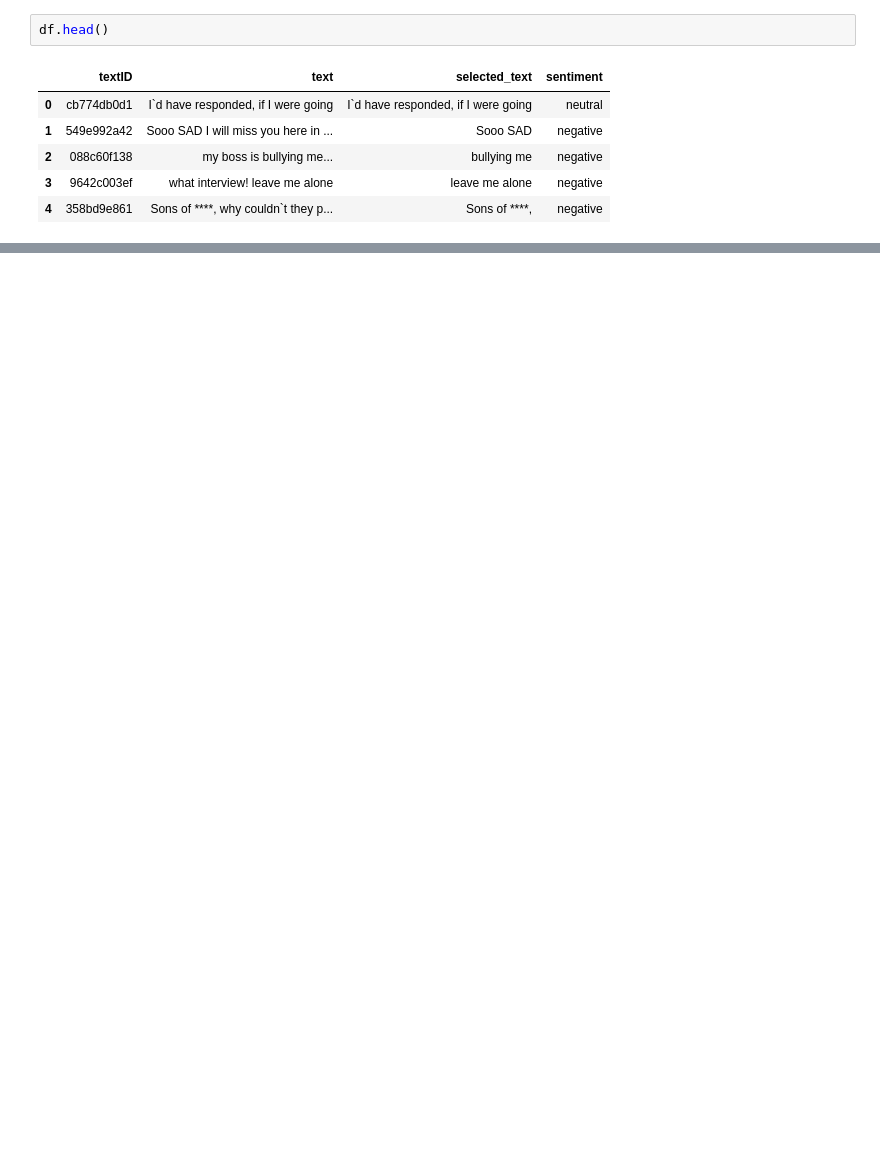
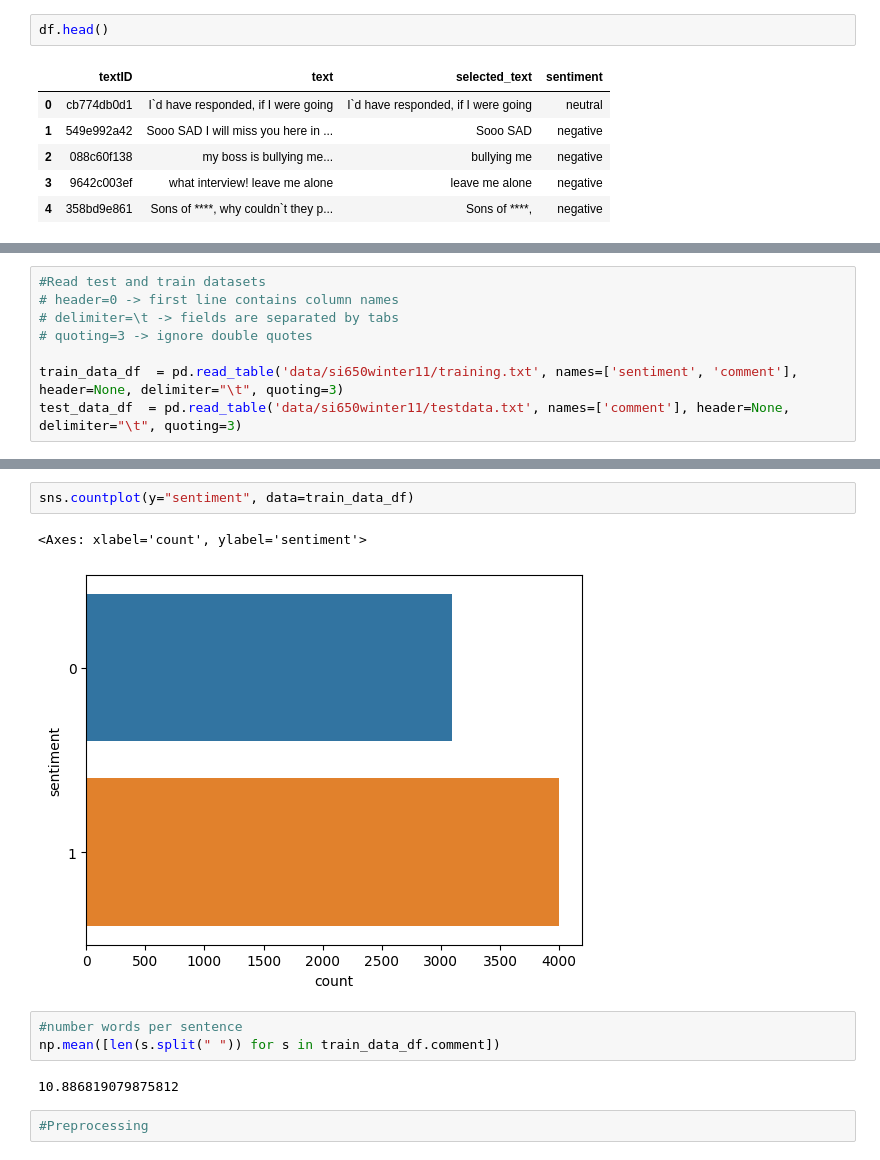
Before and after one commit to agomolka/MAThesisSentimentAnalysis, a Jupyter notebook: Social_Media_Text_Sentiment_Analysis.ipynb, the cells around one changed output, grey strips where cells are left out. Cells and saved outputs as stored; diff of their text form; blank space fills up the shorter version.

```diff
--- a/Social_Media_Text_Sentiment_Analysis.ipynb
+++ b/Social_Media_Text_Sentiment_Analysis.ipynb
@@ -13,0 +20,8 @@ df.head()
+# %%
+#Read test and train datasets
+# header=0 -> first line contains column names
+# delimiter=\t -> fields are separated by tabs
+# quoting=3 -> ignore double quotes
+
+train_data_df  = pd.read_table('data/si650winter11/training.txt', names=['sentiment', 'comment'], header=None, delimiter="\t", quoting=3)
+test_data_df  = pd.read_table('data/si650winter11/testdata.txt', names=['comment'], header=None, delimiter="\t", quoting=3)
@@ -13,0 +51,12 @@ df.head()
+# %%
+sns.countplot(y="sentiment", data=train_data_df)
+# %% [output]
+<Axes: xlabel='count', ylabel='sentiment'>
+[figure, added]
+# %%
+#number words per sentence
+np.mean([len(s.split(" ")) for s in train_data_df.comment])
+# %% [output]
+10.886819079875812
+# %%
+#Preprocessing
```
Also changed, not shown: parts of 24 cells of this notebook.
